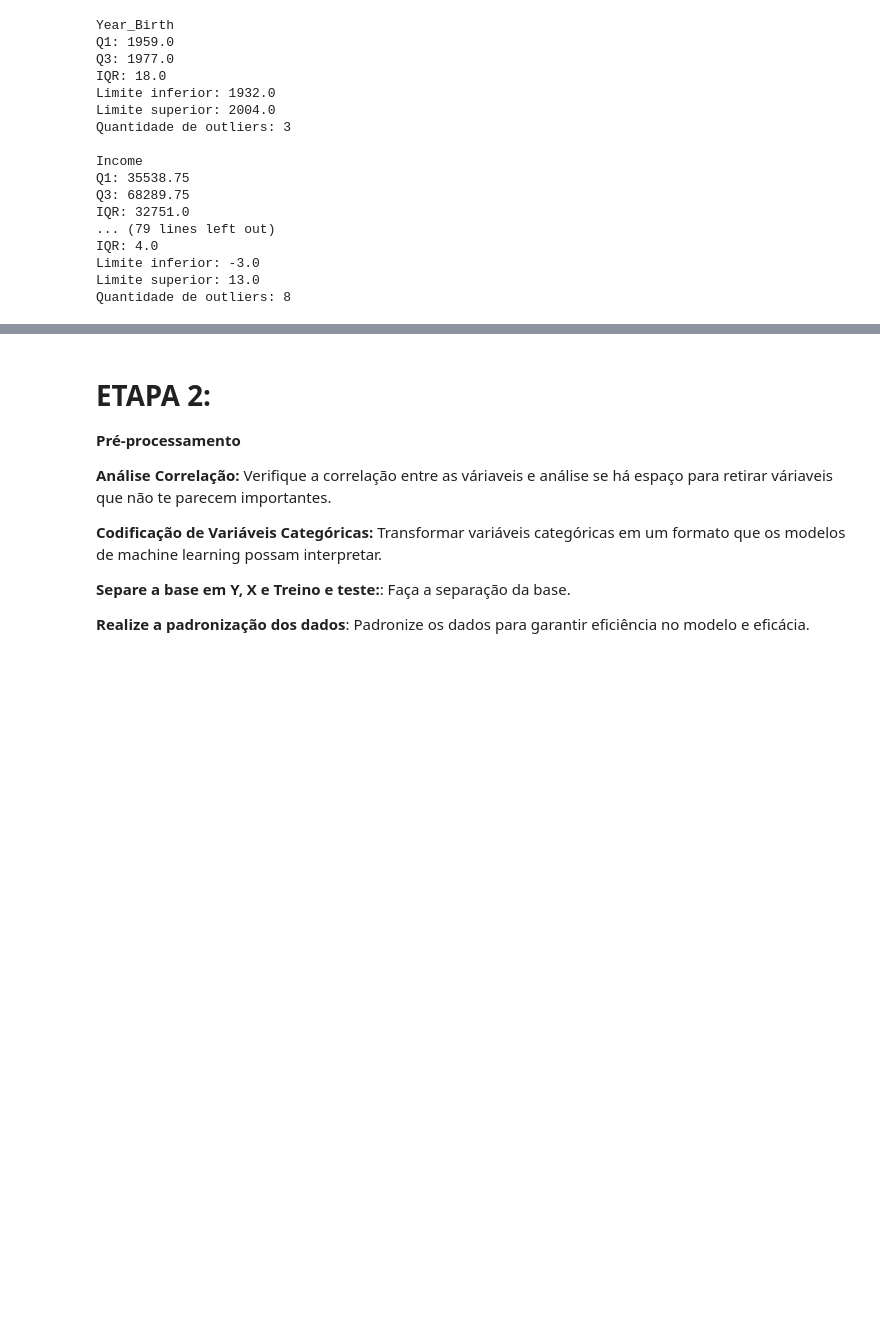
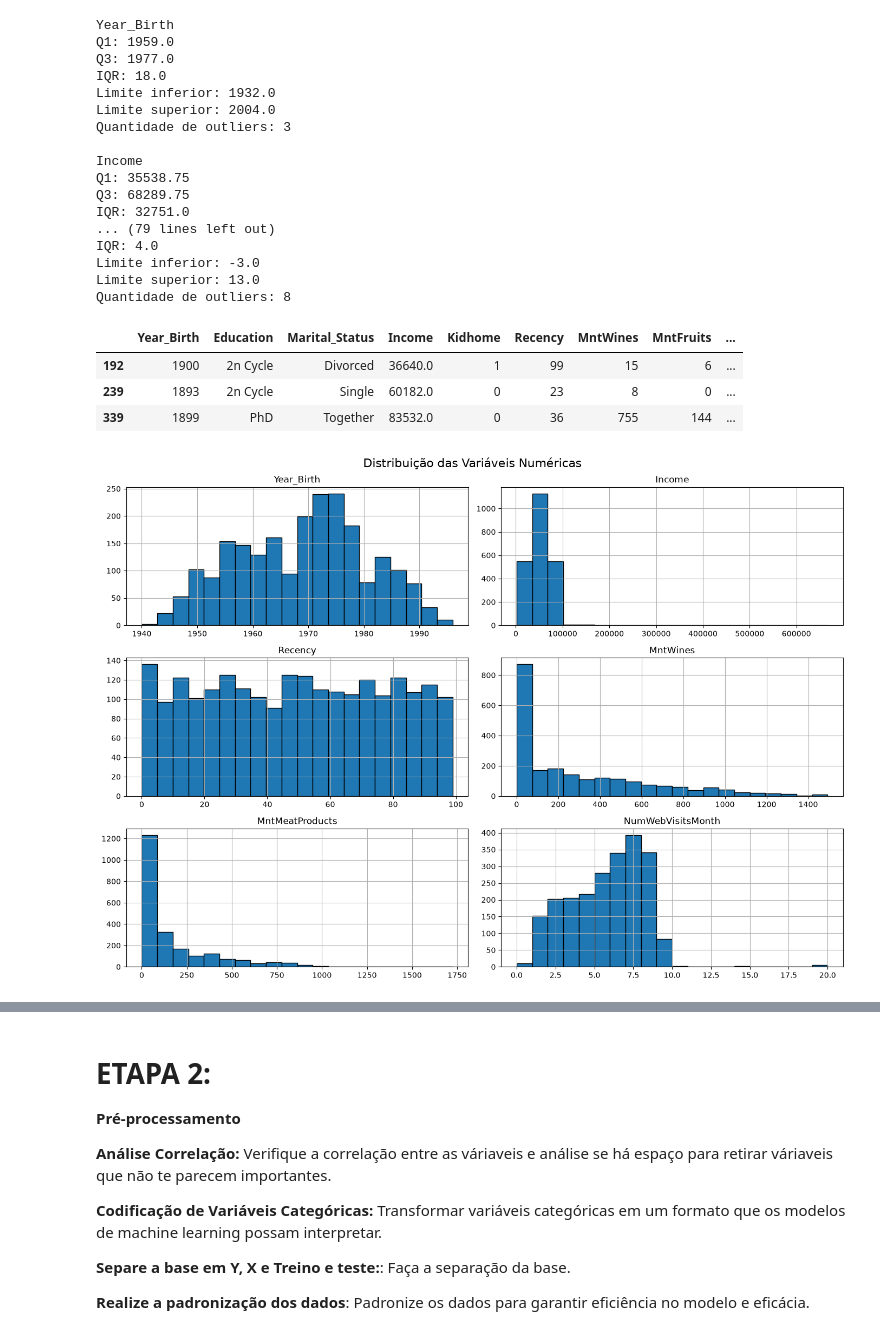
Before and after one commit to Leocarneiroo/data-science-projects, a Jupyter notebook: PCA-analise-de-modelos/Profissao Cientista de Dados M37 Projeto.ipynb, the cells around one changed output, grey strips where cells are left out. Cells and saved outputs as stored; diff of their text form; code cells hidden in the pictures; blank space fills up the shorter version.

```diff
--- a/PCA-analise-de-modelos/Profissao Cientista de Dados M37 Projeto.ipynb
+++ b/PCA-analise-de-modelos/Profissao Cientista de Dados M37 Projeto.ipynb
@@ -247,3 +251,29 @@ IQR: 4.0
 Limite inferior: -3.0
 Limite superior: 13.0
 Quantidade de outliers: 8
+# %%
+# anos abaixo de 1932
+year_menos_q1 = base['Year_Birth'] < 1932
+base[year_menos_q1]
+# %% [output]
+|  | Year_Birth | Education | Marital_Status | Income | Kidhome | Recency | MntWines | MntFruits | ... |
+| 192 | 1900 | 2n Cycle | Divorced | 36640.0 | 1 | 99 | 15 | 6 | ... |
+| 239 | 1893 | 2n Cycle | Single | 60182.0 | 0 | 23 | 8 | 0 | ... |
+| 339 | 1899 | PhD | Together | 83532.0 | 0 | 36 | 755 | 144 | ... |
+# %%
+# vale a pena limpar estes 3 registros pois estes anos de nascimento são bem pouco provaveis
+base = base[base['Year_Birth'] >= 1932].copy()
+# %%
+# algumas variaveis de consumo apresentam assimetria a direita, indicando clientes com gastos muito acima da maioria
+
+colunas_numericas = [
+    'Year_Birth', 'Income', 'Recency',
+    'MntWines', 'MntMeatProducts', 'NumWebVisitsMonth'
+]
+
+base[colunas_numericas].hist(figsize=(14, 10), bins=20, edgecolor='black')
+plt.suptitle('Distribuição das Variáveis Numéricas', fontsize=16)
+plt.tight_layout()
+plt.show()
+# %% [output]
+[figure, added]
```
Also changed, not shown: parts of 38 cells of this notebook, 2 other files.
